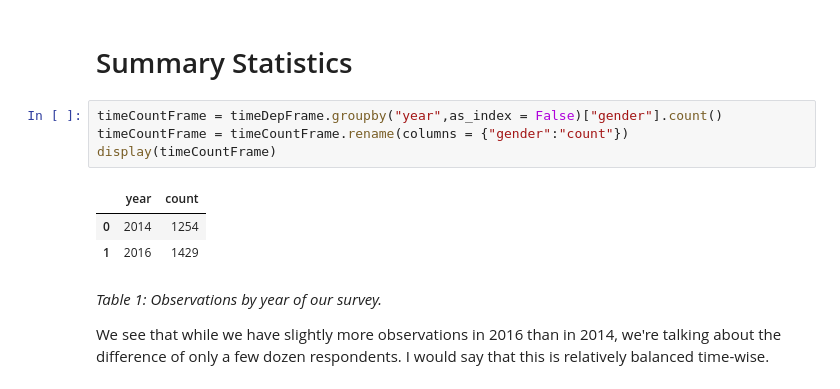
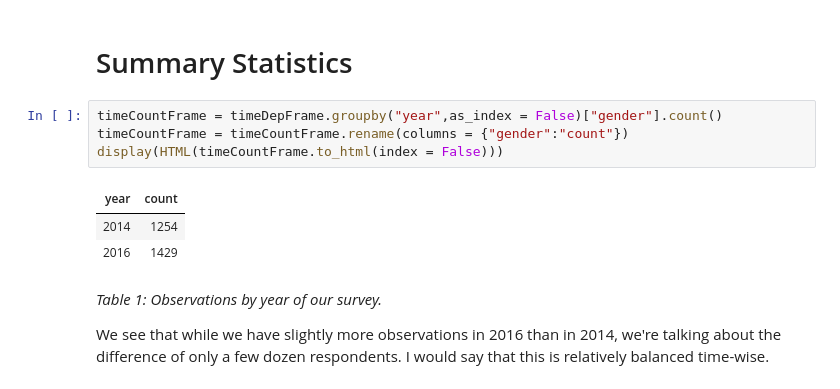
Before and after one commit to PLBMR/mentalHealthDataAnalysis, a Jupyter notebook: osmiMentalHealthInTech/analysis/timeAnalysis/timeDependentEDA.ipynb, the cells around one changed output. Drawn from its saved outputs; the diff is of its cells as text.

```diff
--- a/osmiMentalHealthInTech/analysis/timeAnalysis/timeDependentEDA.ipynb
+++ b/osmiMentalHealthInTech/analysis/timeAnalysis/timeDependentEDA.ipynb
@@ -27,11 +27,11 @@ timeDepFrame = pd.read_csv("../../data/processed/procTimeDataset.csv")
 # %%
 timeCountFrame = timeDepFrame.groupby("year",as_index = False)["gender"].count()
 timeCountFrame = timeCountFrame.rename(columns = {"gender":"count"})
-display(timeCountFrame)
+display(HTML(timeCountFrame.to_html(index = False)))
 # %% [output]
-|  | year | count |
-| 0 | 2014 | 1254 |
-| 1 | 2016 | 1429 |
+| year | count |
+| 2014 | 1254 |
+| 2016 | 1429 |
 # %% [markdown]
 _Table 1: Observations by year of our survey._
 
```
Also changed, not shown: parts of 4 cells of this notebook, 20 other files.
